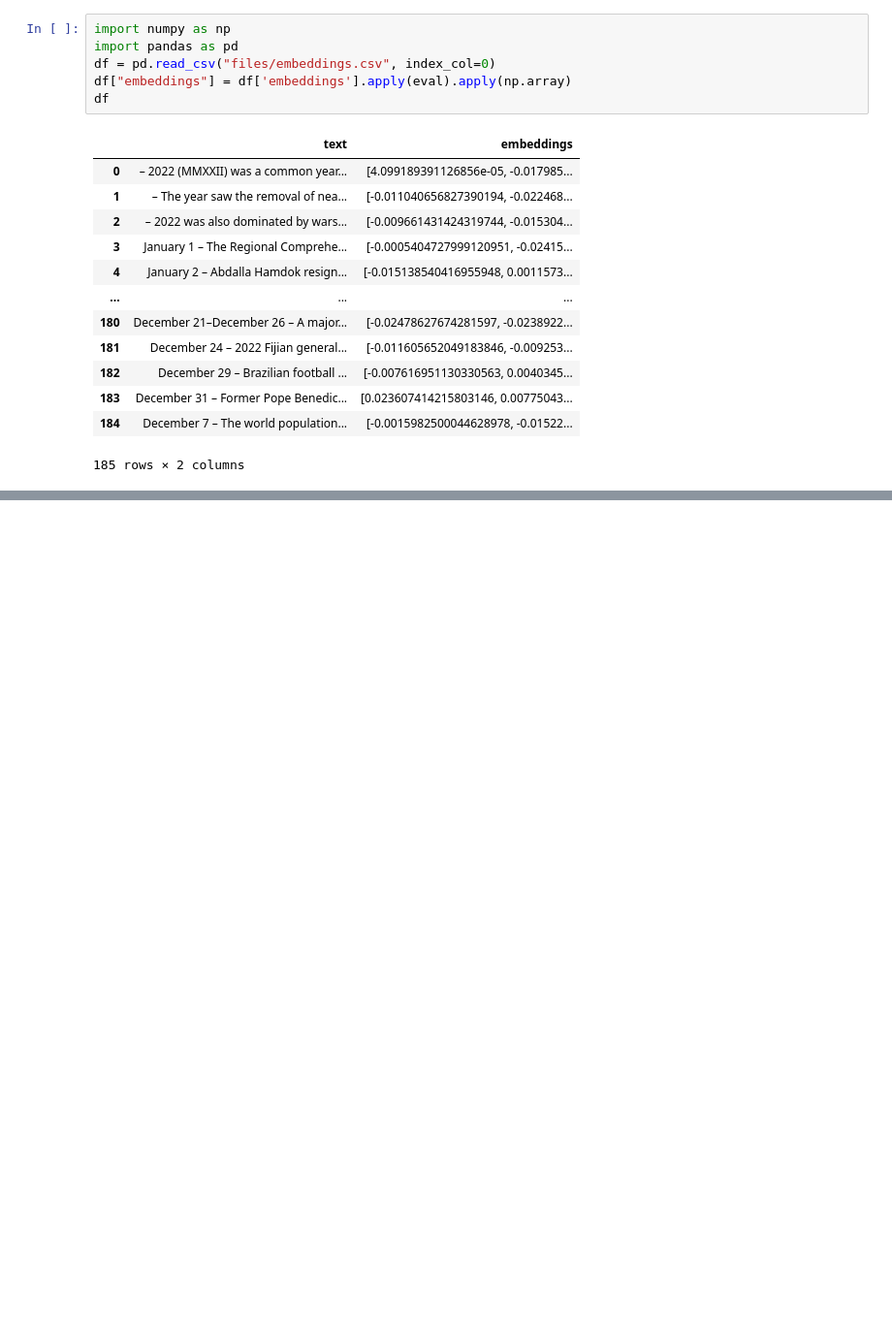
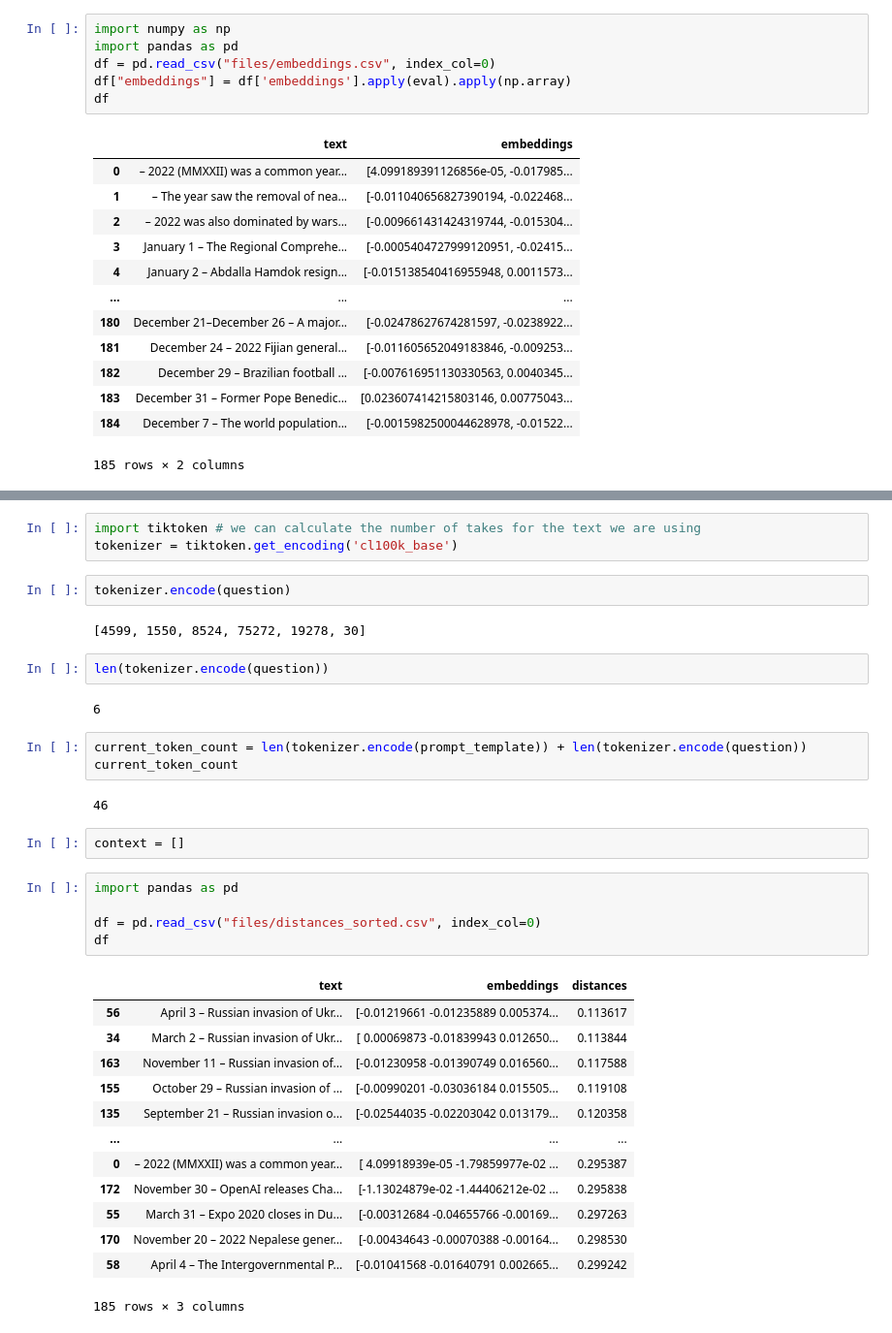
Before and after one commit to iamchenchu/Large-Language-Models-and-Text-Generation, a Jupyter notebook: 04_Retrieval_Augmented_Generation_PartD.ipynb, the cells around one changed output, grey strips where cells are left out. Shown at 97% size. Cells and saved outputs as stored; diff of their text form; blank space fills up the shorter version.

```diff
--- a/04_Retrieval_Augmented_Generation_PartD.ipynb
+++ b/04_Retrieval_Augmented_Generation_PartD.ipynb
@@ -26,0 +405,37 @@ df
+# %%
+import tiktoken # we can calculate the number of takes for the text we are using
+tokenizer = tiktoken.get_encoding('cl100k_base')
+# %%
+tokenizer.encode(question)
+# %% [output]
+[4599, 1550, 8524, 75272, 19278, 30]
+# %%
+len(tokenizer.encode(question))
+# %% [output]
+6
+# %%
+current_token_count = len(tokenizer.encode(prompt_template)) + len(tokenizer.encode(question))
+current_token_count
+# %% [output]
+46
+# %%
+context = []
+# %%
+import pandas as pd
+
+df = pd.read_csv("files/distances_sorted.csv", index_col=0)
+df
+# %% [output]
+|  | text | embeddings | distances |
+| 56 | April 3 – Russian invasion of Ukr... | [-0.01219661 -0.01235889 0.005374... | 0.113617 |
+| 34 | March 2 – Russian invasion of Ukr... | [ 0.00069873 -0.01839943 0.012650... | 0.113844 |
+| 163 | November 11 – Russian invasion of... | [-0.01230958 -0.01390749 0.016560... | 0.117588 |
+| 155 | October 29 – Russian invasion of ... | [-0.00990201 -0.03036184 0.015505... | 0.119108 |
+| 135 | September 21 – Russian invasion o... | [-0.02544035 -0.02203042 0.013179... | 0.120358 |
+| ... | ... | ... | ... |
+| 0 | – 2022 (MMXXII) was a common year... | [ 4.09918939e-05 -1.79859977e-02 ... | 0.295387 |
+| 172 | November 30 – OpenAI releases Cha... | [-1.13024879e-02 -1.44406212e-02 ... | 0.295838 |
+| 55 | March 31 – Expo 2020 closes in Du... | [-0.00312684 -0.04655766 -0.00169... | 0.297263 |
+| 170 | November 20 – 2022 Nepalese gener... | [-0.00434643 -0.00070388 -0.00164... | 0.298530 |
+| 58 | April 4 – The Intergovernmental P... | [-0.01041568 -0.01640791 0.002665... | 0.299242 |
+185 rows × 3 columns
```
Also changed, not shown: parts of 46 cells of this notebook, 4 other files.
